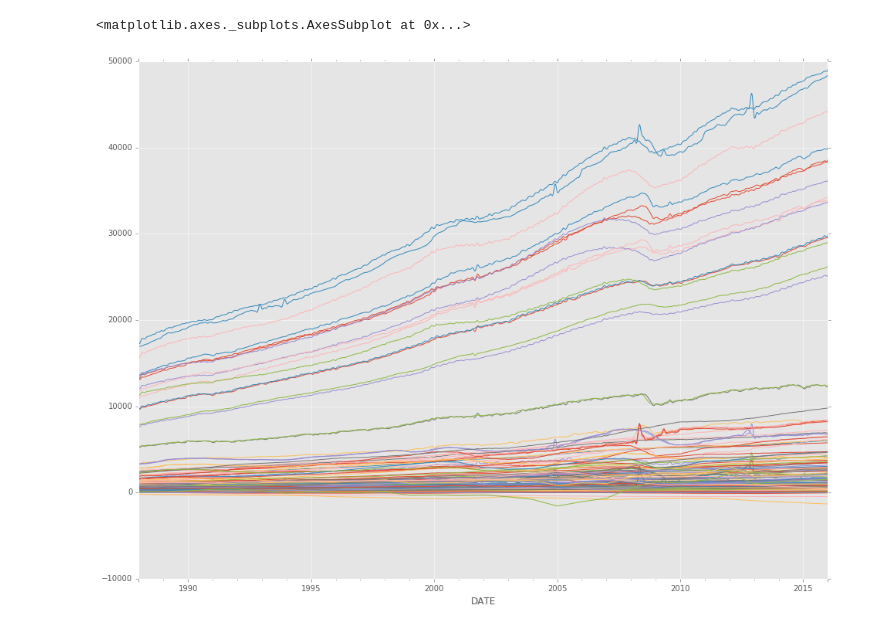
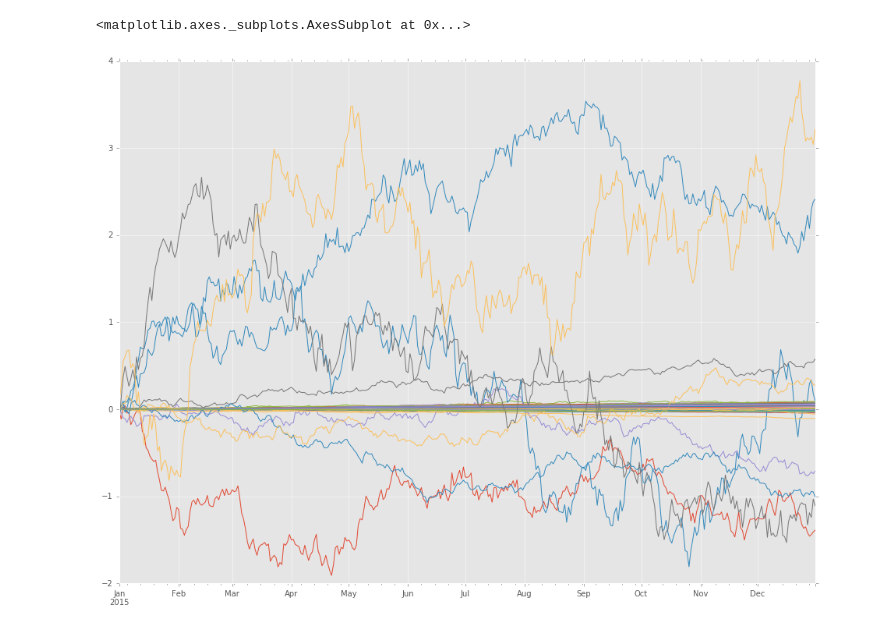
Before and after one commit to selfabrisham/aemshousing, a Jupyter notebook: notebooks/Generate personal finance models from average FRED data.ipynb, the cells around one changed output. Drawn from its saved outputs; the diff is of its cells as text; code cells hidden in the pictures.

Commit message:
change interp to 3 and begin developing future and random modeling

```diff
--- a/notebooks/Generate personal finance models from average FRED data.ipynb
+++ b/notebooks/Generate personal finance models from average FRED data.ipynb
@@ -12,12 +13,36 @@ pd.set_option('display.max_rows', 500)
 # %%
 # Read in average personal finance data
 pf = pd.read_csv('average_personal_income_and_expense.csv', index_col=0, parse_dates=True)
+pf.dropna(axis=1, inplace=True)
 # %%
 # Sample onto daily timeframe
 daily_pf = pf.resample('D', how='mean').interpolate(method='polynomial', order=5, limit_direction='both')
-# %%
-# Display
-daily_pf.plot(legend=False)
-# %% [output]
-<matplotlib.axes._subplots.AxesSubplot at 0x...>
-[figure, removed]
+# %%
+# Get the % change from data
+daily_pf_change = daily_pf.pct_change()
+daily_pf_change = daily_pf_change.iloc[1:]
+daily_pf_change = daily_pf_change.replace('inf',1)
+# %%
+# Create Normal models from data
+models = {}
+for col, data in daily_pf_change.iteritems():
+    mu, std = norm.fit(data.dropna())
+    models[col] = {
+        'mu': mu,
+        'std': std
+    }
+# %%
+# Create random % changes for future
+number_of_days_to_sim = 365
+date_range = pd.date_range(start='2015-01-01', freq='D', periods=number_of_days_to_sim)
+rand_df = pd.DataFrame(None, columns=pf.columns, index=date_range)
+
+for col in pf:
+    rvs = norm.rvs(models[col]['mu'], models[col]['std'], size=number_of_days_to_sim)
+    rand_df[col] = rvs
+
+# Display result
+rand_df.cumsum().plot(legend=False)
+# %% [output]
+<matplotlib.axes._subplots.AxesSubplot at 0x...>
+[figure, added]
```
Also changed, not shown: parts of 1 cell of this notebook, 2 other files.
